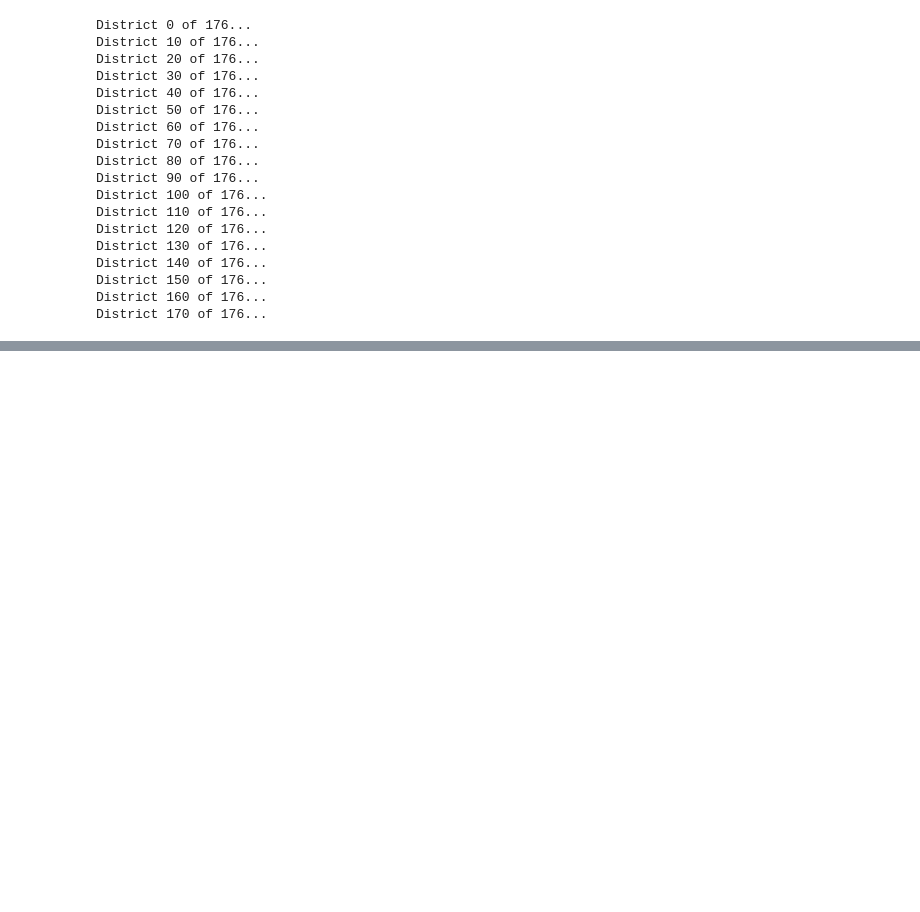
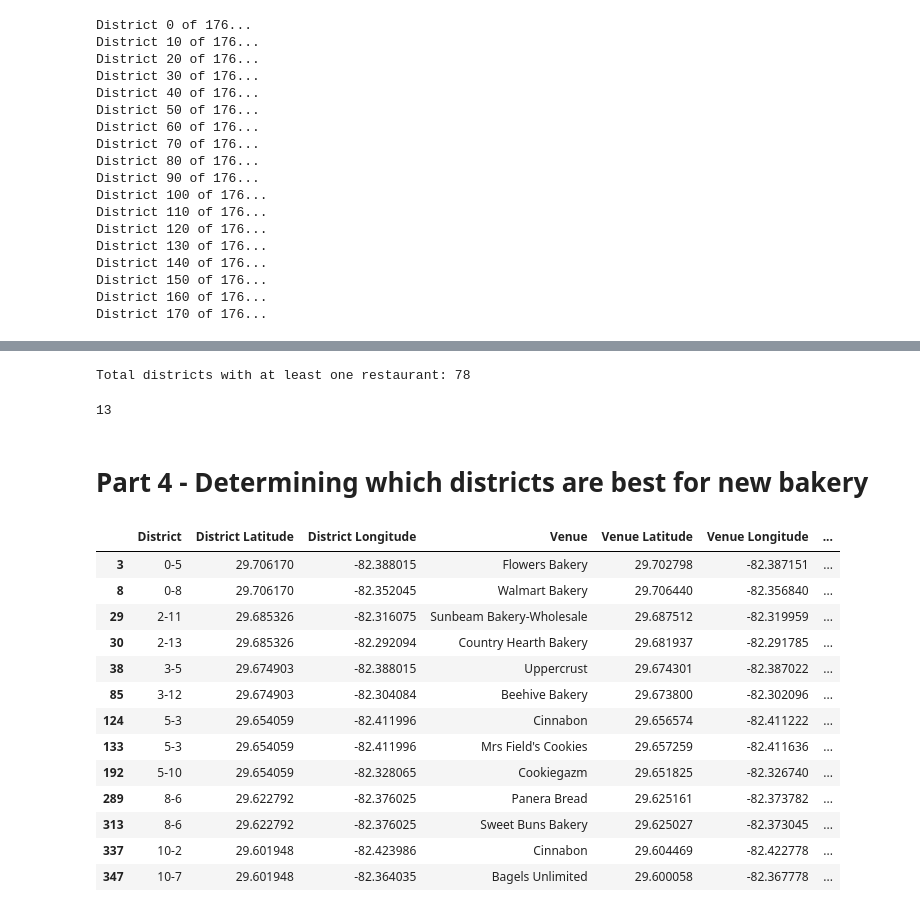
Before and after one commit to fpcorso/Coursera_Capstone, a Jupyter notebook: Capstone_Notebook.ipynb, the cells around one changed output, grey strips where cells are left out. Cells and saved outputs as stored; diff of their text form; code cells hidden in the pictures; blank space fills up the shorter version.

Commit message:
Begins creating 3 and 4 parts of analysis

```diff
--- a/Capstone_Notebook.ipynb
+++ b/Capstone_Notebook.ipynb
@@ -103,11 +119,10 @@ neighborhood_venues = pd.DataFrame(columns=[
 # Function for getting all venues in an area
 def get_venues(lat, long, radius, limit):
     # create the API request URL.
-    url = 'https://api.foursquare.com/v2/venues/explore?&client_id={}&client_secret={}&v={}&categoryId={}&ll={},{}&radius={}&limit={}'.format(
+    url = 'https://api.foursquare.com/v2/venues/explore?&client_id={}&client_secret={}&v={}&ll={},{}&radius={}&limit={}'.format(
         CLIENT_ID,
         CLIENT_SECRET,
         VERSION,
-        food_category,
         lat,
         long,
         radius,
@@ -195,0 +194,10 @@ test[test['Venue'] > 1]
+# %%
+# Prepares our venue DataFrame.
+neighborhood_restaurants = pd.DataFrame(columns=[
+                            'District',
+                            'District Latitude',
+                            'District Longitude',
+                            'Venue',
+                            'Venue Latitude',
+                            'Venue Longitude',
+                            'Venue Category'])
@@ -195,0 +229,16 @@ test[test['Venue'] > 1]
+# %%
+district_count = len(gainesville_districts)
+for index, row in gainesville_districts.iterrows():
+    if index % 10 == 0:
+        print('District {} of {}...'.format(index, district_count))
+    venues = get_restaurants(row['Lat'], row['Long'], 500, 100)
+    # Add each venue to our DataFrame.
+    for venue in venues:
+        neighborhood_restaurants = neighborhood_venues.append(pd.Series([
+            row['District'],
+            row['Lat'],
+            row['Long'],
+            venue['venue']['name'],
+            venue['venue']['location']['lat'],
+            venue['venue']['location']['lng'],
+            venue['venue']['categories'][0]['name']], index=neighborhood_restaurants.columns), ignore_index=True)
@@ -195,0 +249,30 @@ test[test['Venue'] > 1]
+# %%
+# Let's see how many districts have at least one restaurant.
+print('Total districts with at least one restaurant: {}'.format(len(neighborhood_restaurants.groupby('District').count())))
+# %% [output]
+Total districts with at least one restaurant: 78
+# %%
+# Now, get the districts with a bakery in it.
+bakery_districts = neighborhood_restaurants[neighborhood_restaurants['Venue Category'] == 'Bakery']
+len(bakery_districts)
+# %% [output]
+13
+# %% [markdown]
+# Part 4 - Determining which districts are best for new bakery
+# %%
+bakery_districts
+# %% [output]
+|  | District | District Latitude | District Longitude | Venue | Venue Latitude | Venue Longitude | ... |
+| 3 | 0-5 | 29.706170 | -82.388015 | Flowers Bakery | 29.702798 | -82.387151 | ... |
+| 8 | 0-8 | 29.706170 | -82.352045 | Walmart Bakery | 29.706440 | -82.356840 | ... |
+| 29 | 2-11 | 29.685326 | -82.316075 | Sunbeam Bakery-Wholesale | 29.687512 | -82.319959 | ... |
+| 30 | 2-13 | 29.685326 | -82.292094 | Country Hearth Bakery | 29.681937 | -82.291785 | ... |
+| 38 | 3-5 | 29.674903 | -82.388015 | Uppercrust | 29.674301 | -82.387022 | ... |
+| 85 | 3-12 | 29.674903 | -82.304084 | Beehive Bakery | 29.673800 | -82.302096 | ... |
+| 124 | 5-3 | 29.654059 | -82.411996 | Cinnabon | 29.656574 | -82.411222 | ... |
+| 133 | 5-3 | 29.654059 | -82.411996 | Mrs Field's Cookies | 29.657259 | -82.411636 | ... |
+| 192 | 5-10 | 29.654059 | -82.328065 | Cookiegazm | 29.651825 | -82.326740 | ... |
+| 289 | 8-6 | 29.622792 | -82.376025 | Panera Bread | 29.625161 | -82.373782 | ... |
+| 313 | 8-6 | 29.622792 | -82.376025 | Sweet Buns Bakery | 29.625027 | -82.373045 | ... |
+| 337 | 10-2 | 29.601948 | -82.423986 | Cinnabon | 29.604469 | -82.422778 | ... |
+| 347 | 10-7 | 29.601948 | -82.364035 | Bagels Unlimited | 29.600058 | -82.367778 | ... |
```
Also changed, not shown: parts of 10 cells of this notebook.
